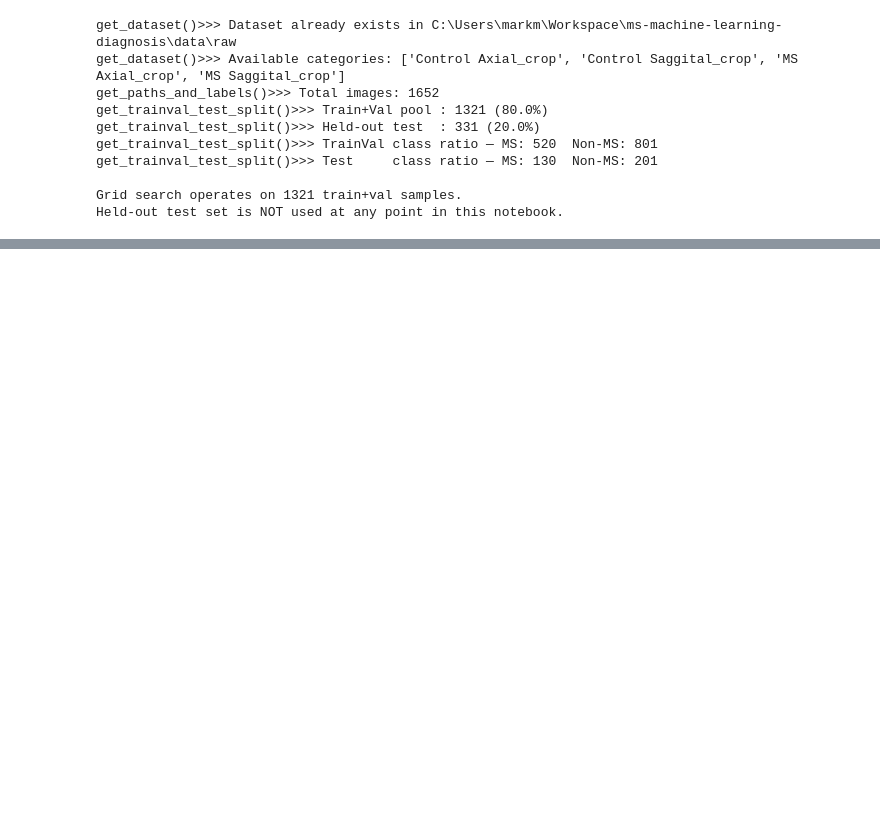
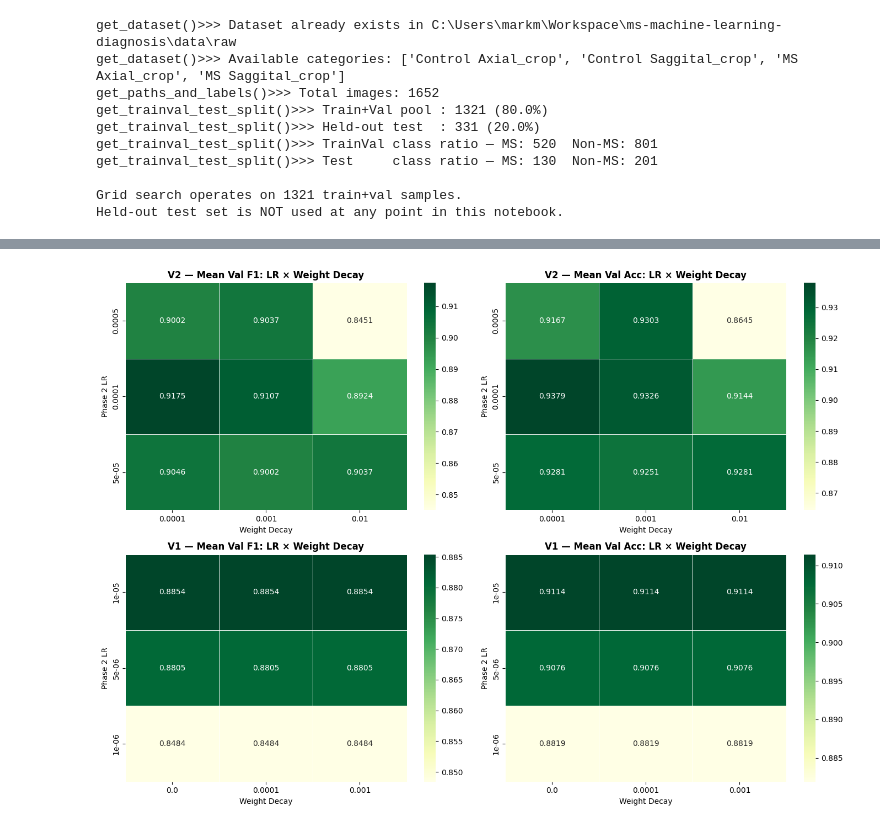
Before and after one commit to Mark-McNaught/ms-machine-learning-diagnosis, a Jupyter notebook: src/notebooks/CNNS/grid-search.ipynb, the cells around one changed output, grey strips where cells are left out. Saved outputs shown, nothing was run; the diff lists cells and outputs as text; code cells hidden in the pictures; blank space fills up the shorter version.

Commit message:
Implemented and run both grid searches finding optimal base configuration, now implemented and in process of running head ablation study using optimal config but now ith 5 fold cv

```diff
--- a/src/notebooks/CNNS/grid-search.ipynb
+++ b/src/notebooks/CNNS/grid-search.ipynb
@@ -533,0 +305,2 @@ print(f"  Std Acc  : {best_rows.val_acc.std():.4f}")
+# %%
+run_grid_search(GRID_V1, RESULTS_FILE_V1, label="V1 (low-LR pilot)")
@@ -533,0 +309,2 @@ print(f"  Std Acc  : {best_rows.val_acc.std():.4f}")
+# %%
+run_grid_search(GRID_V2, RESULTS_FILE_V2, label="V2 (higher-LR follow-up)")
@@ -533,0 +494,34 @@ print(f"  Std Acc  : {best_rows.val_acc.std():.4f}")
+# %%
+def plot_heatmaps(summary_df, version, axes_row):
+    """Plot F1 and accuracy heatmaps for one search version."""
+    sub = summary_df[summary_df["version"] == version].copy()
+    lr2_vals = sorted(sub["lr_phase2"].unique(), reverse=True)
+    wd_vals  = sorted(sub["weight_decay"].unique())
+
+    pivot_f1  = sub.pivot(index="lr_phase2", columns="weight_decay", values="mean_val_f1")
+    pivot_acc = sub.pivot(index="lr_phase2", columns="weight_decay", values="mean_val_acc")
+    pivot_f1  = pivot_f1.reindex(index=lr2_vals, columns=wd_vals)
+    pivot_acc = pivot_acc.reindex(index=lr2_vals, columns=wd_vals)
+
+    for pivot, ax, metric in [(pivot_f1, axes_row[0], "Mean Val F1"),
+                               (pivot_acc, axes_row[1], "Mean Val Acc")]:
+        sns.heatmap(pivot, ax=ax, annot=True, fmt=".4f", cmap="YlGn",
+                    linewidths=0.5, cbar=True)
+        ax.set_title(f"{version} — {metric}: LR × Weight Decay", fontsize=12, fontweight="bold")
+        ax.set_xlabel("Weight Decay", fontsize=10)
+        ax.set_ylabel("Phase 2 LR", fontsize=10)
+
+
+n_versions = summary["version"].nunique()
+fig, axes = plt.subplots(n_versions, 2, figsize=(14, 5 * n_versions))
+
+if n_versions == 1:
+    axes = [axes]   # keep consistent indexing
+
+for i, version in enumerate(summary["version"].unique()):
+    plot_heatmaps(summary, version, axes[i])
+
+plt.tight_layout()
+plt.show()
+# %% [output]
+[figure, added]
```
Also changed, not shown: parts of 34 cells of this notebook, 4 other files.
